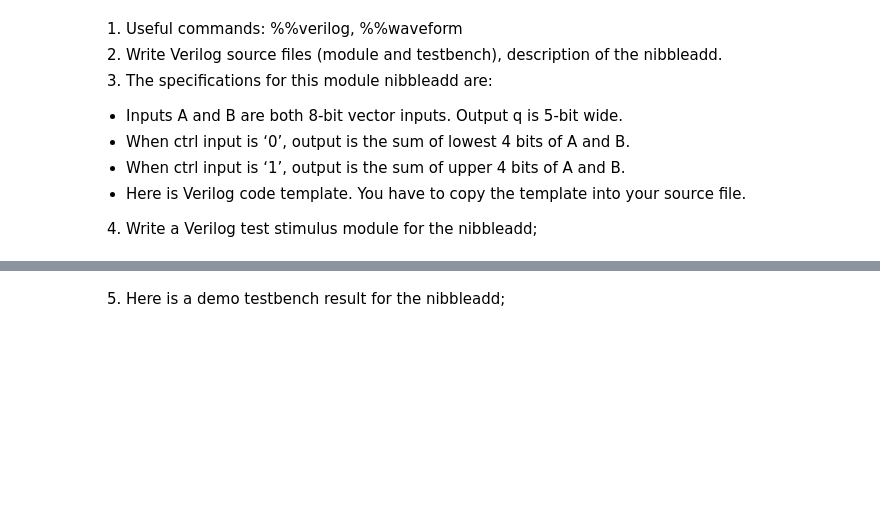
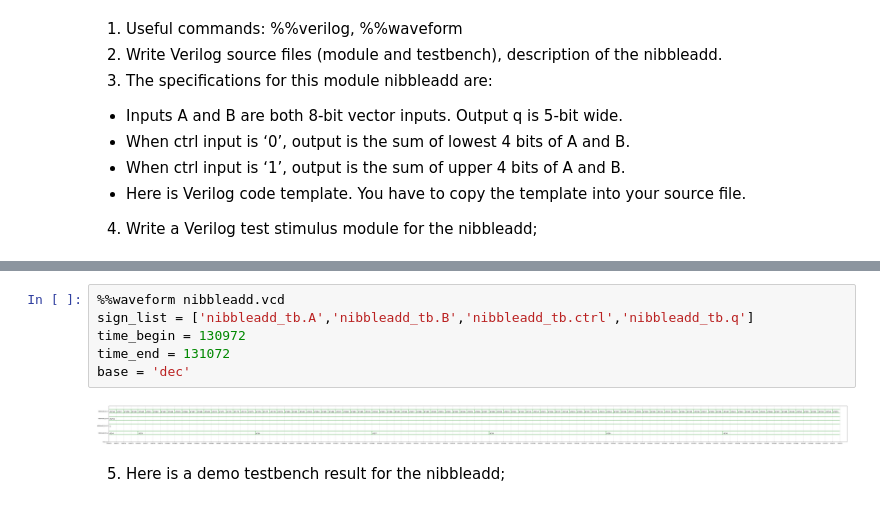
Before and after one commit to KodekLim/DSL_Exercise, a Jupyter notebook: VerilogGit_HW03_Homework.ipynb, the cells around one changed output, grey strips where cells are left out. Drawn from its saved outputs; the diff is of its cells as text; blank space fills up the shorter version.

```diff
--- a/VerilogGit_HW03_Homework.ipynb
+++ b/VerilogGit_HW03_Homework.ipynb
@@ -244,3 +389,11 @@ endmodule
+# %%
+%%waveform nibbleadd.vcd
+sign_list = ['nibbleadd_tb.A','nibbleadd_tb.B','nibbleadd_tb.ctrl','nibbleadd_tb.q']
+time_begin = 130972
+time_end = 131072
+base = 'dec'
+# %% [output]
+[figure, added]
 # %% [markdown]
 5. Here is a demo testbench result for the nibbleadd;
 # %% [markdown]
```
Also changed, not shown: parts of 15 cells of this notebook.
